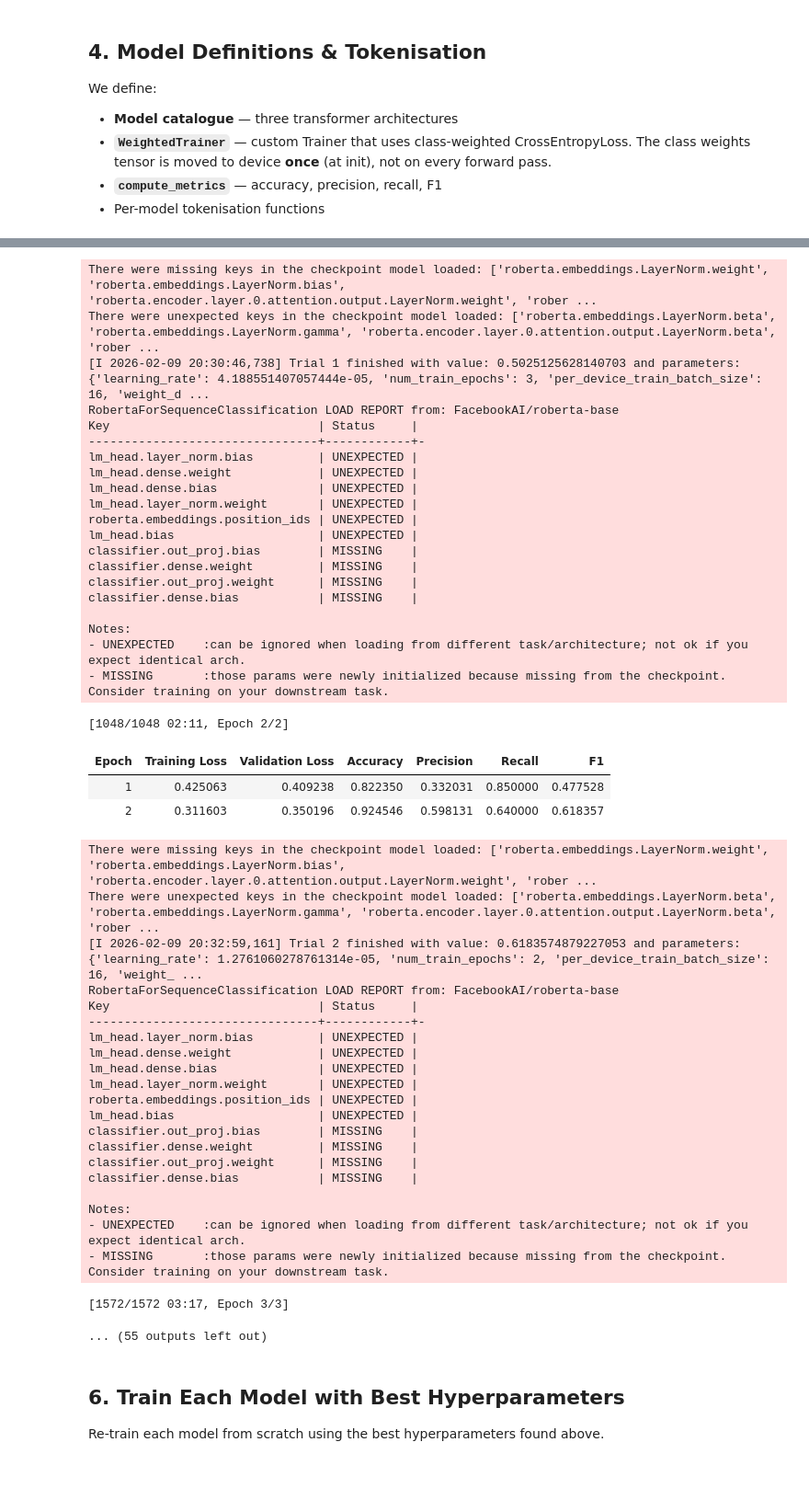
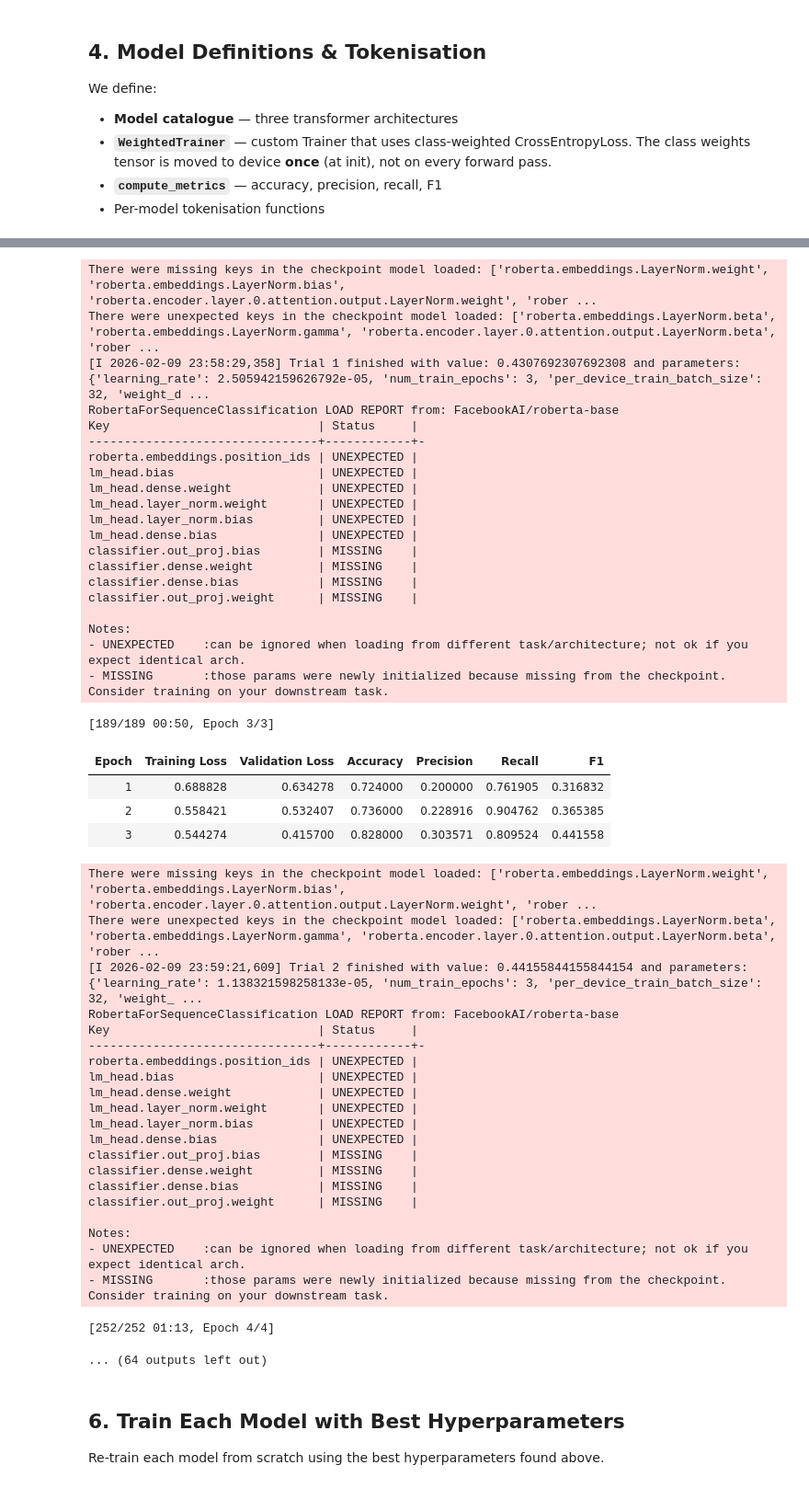
Before and after one commit to mksethia/NLP_CW, a Jupyter notebook: Dont_Patronize_Me_Trainingset/ensemble_voting_model.ipynb, the cells around one changed output, grey strips where cells are left out. Shown at 92% size. Cells and saved outputs as stored; diff of their text form; code cells hidden in the pictures.

```diff
--- a/Dont_Patronize_Me_Trainingset/ensemble_voting_model.ipynb
+++ b/Dont_Patronize_Me_Trainingset/ensemble_voting_model.ipynb
@@ -46,9 +49,15 @@ LABEL_NAMES = ["Non-PCL", "PCL"]
 
 # Class weights for the ~9.5:1 imbalance (Non-PCL : PCL).
 # Placing on DEVICE once avoids repeated .to() calls inside compute_loss.
-CLASS_WEIGHTS = torch.tensor([1.0, 5.0], dtype=torch.float32).to(DEVICE)
+CLASS_WEIGHTS = torch.tensor([1.0, 9.0], dtype=torch.float32).to(DEVICE)
+
+# Mixed-precision strategy:
+#   bf16 preferred (Ampere+ GPUs) — works with all models including DeBERTa v3.
+#   fp16 as fallback for older GPUs — but NOT safe for DeBERTa v3 (FP16 gradient error).
+_BF16_OK = torch.cuda.is_available() and torch.cuda.is_bf16_supported()
 
 print(f"Using device    : {DEVICE}")
+print(f"bf16 supported  : {_BF16_OK}")
 print(f"Class weights   : {CLASS_WEIGHTS}  (device: {CLASS_WEIGHTS.device})")
 # %% [output]
 Using device    : cuda
@@ -203,12 +242,13 @@ Key requirements:
 - `direction="maximize"` because we optimise F1
 # %%
 def optuna_hp_space(trial):
-    """Define the Bayesian search space."""
+    """Define the Bayesian search space (includes class weight for PCL)."""
     return {
-        "learning_rate":             trial.suggest_float("learning_rate", 1e-5, 5e-5, log=True),
+        "learning_rate":             trial.suggest_float("learning_rate", 1e-5, 3e-5, log=True),
         "num_train_epochs":          trial.suggest_int("num_train_epochs", 2, 5),
-        "per_device_train_batch_size": trial.suggest_categorical("per_device_train_batch_size", [8, 16, 32]),
-        "weight_decay":              trial.suggest_float("weight_decay", 0.0, 0.3),
+        "per_device_train_batch_size": trial.suggest_categorical("per_device_train_batch_size", [16, 32]),
+        "weight_decay":              trial.suggest_float("weight_decay", 0.0, 0.2),
+        "class_weight_pos":          trial.suggest_float("class_weight_pos", 8.0, 10.0),
     }
 
 
@@ -235,6 +275,10 @@ for name, model_path in MODEL_CATALOGUE.items():
             )
         return model_init
 
+    # Mixed-precision: bf16 when available (all models); fp16 fallback (not DeBERTa)
+    use_fp16, use_bf16 = get_mixed_precision_flags(name)
+    print(f"  Mixed precision — fp16: {use_fp16}, bf16: {use_bf16}")
+
     training_args = TrainingArguments(
         output_dir=f"./results/{name}",
         eval_strategy="epoch",
@@ -243,18 +287,24 @@ for name, model_path in MODEL_CATALOGUE.items():
         load_best_model_at_end=True,
         metric_for_best_model="f1",
         logging_steps=50,
-        fp16=torch.cuda.is_available(),  # mixed precision if GPU available
-        report_to="none",                # disable W&B / MLflow
+        fp16=use_fp16,
+        bf16=use_bf16,
+        warmup_ratio=0.1,
+        max_grad_norm=1.0,
+        report_to="none",
     )
+    # Seed attribute so Optuna's setattr succeeds for class_weight_pos
+    training_args.class_weight_pos = 9.0
 
     trainer = WeightedTrainer(
         class_weights=CLASS_WEIGHTS,
         model_init=make_model_init(model_path),
         args=training_args,
-        train_dataset=train_tok,
-        eval_dataset=val_tok,
+        train_dataset=train_tok.shuffle(seed=42).select(range(2000)),
+        eval_dataset=val_tok.shuffle(seed=42).select(range(250)),
         compute_metrics=compute_metrics,
         processing_class=tokenizer,
+        data_collator=DataCollatorWithPadding(tokenizer),
     )
 
     best_run = trainer.hyperparameter_search(
@@ -262,12 +312,18 @@ for name, model_path in MODEL_CATALOGUE.items():
         backend="optuna",
         hp_space=optuna_hp_space,
         n_trials=N_TRIALS,
+        pruner=MedianPruner(),
         compute_objective=lambda metrics: metrics["eval_f1"],
     )
 
     best_hparams[name] = best_run
     print(f"\n✓ {name} best trial — F1: {best_run.objective:.4f}")
     print(f"  Hyperparameters: {best_run.hyperparameters}")
+
+    # Free GPU memory before next model
+    del trainer
+    gc.collect()
+    torch.cuda.empty_cache()
 # %% [output]
 ============================================================
   Hyperparameter search for RoBERTa
@@ -322,49 +378,50 @@ Notes:
 There were missing keys in the checkpoint model loaded: ['roberta.embeddings.LayerNorm.weight', 'roberta.embeddings.LayerNorm.bias', 'roberta.encoder.layer.0.attention.output.LayerNorm.weight', 'rober ...
 There were unexpected keys in the checkpoint model loaded: ['roberta.embeddings.LayerNorm.beta', 'roberta.embeddings.LayerNorm.gamma', 'roberta.encoder.layer.0.attention.output.LayerNorm.beta', 'rober ...
-[I 2026-02-09 20:30:46,738] Trial 1 finished with value: 0.5025125628140703 and parameters: {'learning_rate': 4.188551407057444e-05, 'num_train_epochs': 3, 'per_device_train_batch_size': 16, 'weight_d ...
+[I 2026-02-09 23:58:29,358] Trial 1 finished with value: 0.4307692307692308 and parameters: {'learning_rate': 2.505942159626792e-05, 'num_train_epochs': 3, 'per_device_train_batch_size': 32, 'weight_d ...
 RobertaForSequenceClassification LOAD REPORT from: FacebookAI/roberta-base
 Key                             | Status     |
 --------------------------------+------------+-
-lm_head.layer_norm.bias         | UNEXPECTED |
-lm_head.dense.weight            | UNEXPECTED |
-lm_head.dense.bias              | UNEXPECTED |
-lm_head.layer_norm.weight       | UNEXPECTED |
 roberta.embeddings.position_ids | UNEXPECTED |
 lm_head.bias                    | UNEXPECTED |
+lm_head.dense.weight            | UNEXPECTED |
+lm_head.layer_norm.weight       | UNEXPECTED |
+lm_head.layer_norm.bias         | UNEXPECTED |
+lm_head.dense.bias              | UNEXPECTED |
 classifier.out_proj.bias        | MISSING    |
 classifier.dense.weight         | MISSING    |
+classifier.dense.bias           | MISSING    |
 classifier.out_proj.weight      | MISSING    |
-classifier.dense.bias           | MISSING    |
 
 Notes:
 - UNEXPECTED    :can be ignored when loading from different task/architecture; not ok if you expect identical arch.
 - MISSING       :those params were newly initialized because missing from the checkpoint. Consider training on your downstream task.
-[1048/1048 02:11, Epoch 2/2]
+[189/189 00:50, Epoch 3/3]
 | Epoch | Training Loss | Validation Loss | Accuracy | Precision | Recall | F1 |
-| 1 | 0.425063 | 0.409238 | 0.822350 | 0.332031 | 0.850000 | 0.477528 |
-| 2 | 0.311603 | 0.350196 | 0.924546 | 0.598131 | 0.640000 | 0.618357 |
+| 1 | 0.688828 | 0.634278 | 0.724000 | 0.200000 | 0.761905 | 0.316832 |
+| 2 | 0.558421 | 0.532407 | 0.736000 | 0.228916 | 0.904762 | 0.365385 |
+| 3 | 0.544274 | 0.415700 | 0.828000 | 0.303571 | 0.809524 | 0.441558 |
 There were missing keys in the checkpoint model loaded: ['roberta.embeddings.LayerNorm.weight', 'roberta.embeddings.LayerNorm.bias', 'roberta.encoder.layer.0.attention.output.LayerNorm.weight', 'rober ...
 There were unexpected keys in the checkpoint model loaded: ['roberta.embeddings.LayerNorm.beta', 'roberta.embeddings.LayerNorm.gamma', 'roberta.encoder.layer.0.attention.output.LayerNorm.beta', 'rober ...
-[I 2026-02-09 20:32:59,161] Trial 2 finished with value: 0.6183574879227053 and parameters: {'learning_rate': 1.2761060278761314e-05, 'num_train_epochs': 2, 'per_device_train_batch_size': 16, 'weight_ ...
+[I 2026-02-09 23:59:21,609] Trial 2 finished with value: 0.44155844155844154 and parameters: {'learning_rate': 1.138321598258133e-05, 'num_train_epochs': 3, 'per_device_train_batch_size': 32, 'weight_ ...
 RobertaForSequenceClassification LOAD REPORT from: FacebookAI/roberta-base
 Key                             | Status     |
 --------------------------------+------------+-
-lm_head.layer_norm.bias         | UNEXPECTED |
-lm_head.dense.weight            | UNEXPECTED |
-lm_head.dense.bias              | UNEXPECTED |
-lm_head.layer_norm.weight       | UNEXPECTED |
 roberta.embeddings.position_ids | UNEXPECTED |
 lm_head.bias                    | UNEXPECTED |
+lm_head.dense.weight            | UNEXPECTED |
+lm_head.layer_norm.weight       | UNEXPECTED |
+lm_head.layer_norm.bias         | UNEXPECTED |
+lm_head.dense.bias              | UNEXPECTED |
 classifier.out_proj.bias        | MISSING    |
 classifier.dense.weight         | MISSING    |
+classifier.dense.bias           | MISSING    |
 classifier.out_proj.weight      | MISSING    |
-classifier.dense.bias           | MISSING    |
 
 Notes:
 - UNEXPECTED    :can be ignored when loading from different task/architecture; not ok if you expect identical arch.
 - MISSING       :those params were newly initialized because missing from the checkpoint. Consider training on your downstream task.
-[1572/1572 03:17, Epoch 3/3]
+[252/252 01:13, Epoch 4/4]
-... (55 outputs left out)
+... (64 outputs left out)
 # %% [markdown]
 ## 6. Train Each Model with Best Hyperparameters
 
```
Also changed, not shown: parts of 6 cells of this notebook.
